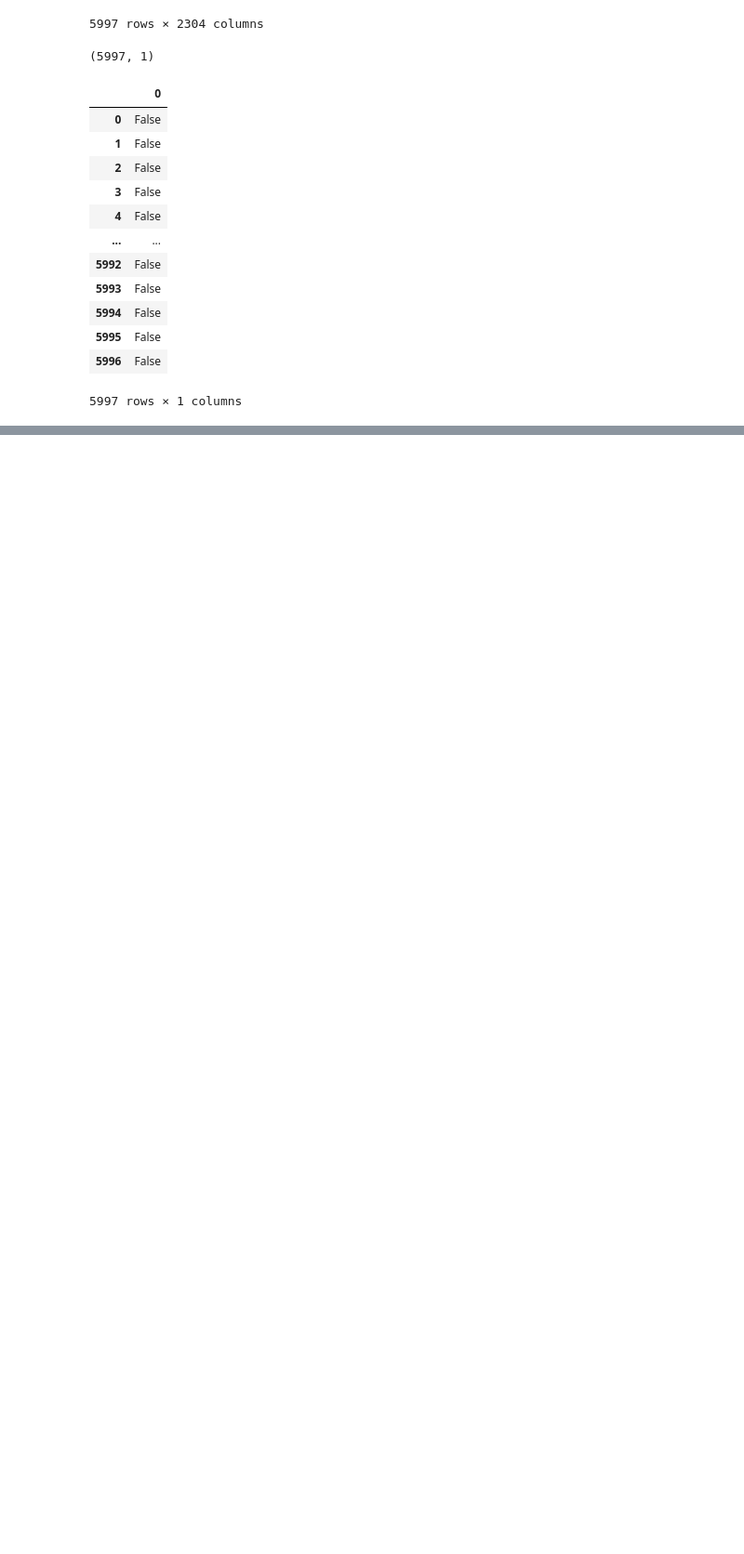
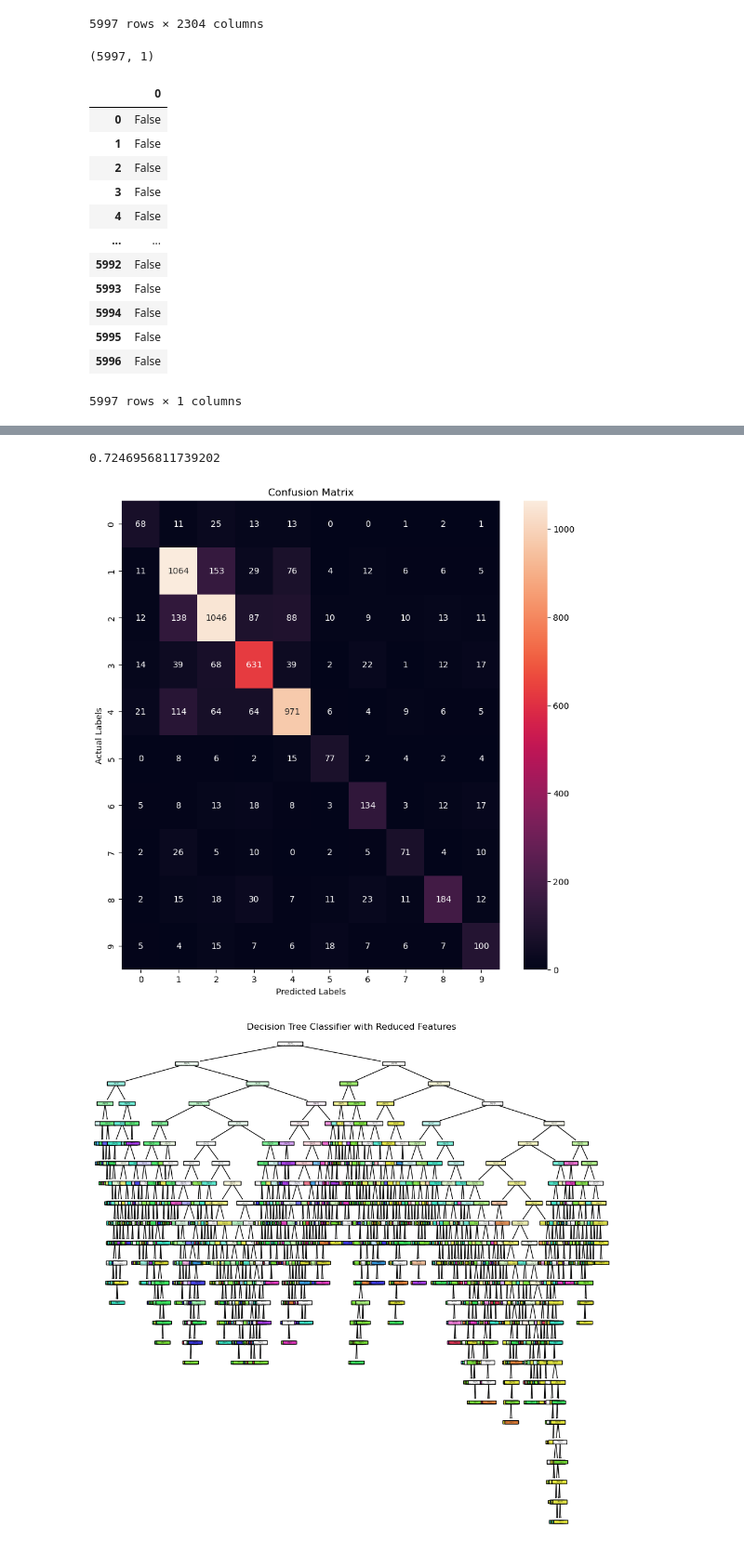
Before and after one commit to Suhail270/DMML_Part3, a Jupyter notebook: newDatasets.ipynb, the cells around one changed output, grey strips where cells are left out. Shown: that part at 93% size. Saved outputs shown, nothing was run; the diff lists cells and outputs as text; code cells hidden in the pictures; blank space fills up the shorter version.

Commit message:
visualisations

```diff
--- a/newDatasets.ipynb
+++ b/newDatasets.ipynb
@@ -592,0 +610,2 @@ yt.isnull()
+# %%
+X,y,Xt,yt = makeSplit(30,x_train,y_train,x_test,y_test)
@@ -592,0 +654,39 @@ yt.isnull()
+# %%
+model = DecisionTreeClassifier()
+# %%
+from sklearn.metrics import confusion_matrix,accuracy_score
+import seaborn as sns
+
+def visualise(model,xdata,ydata,xtest,ytest,heatMap=False,treePlot=False):
+    # fit dataset on model
+    model.fit(xdata, ydata)
+
+    # get predicted labels
+    y_pred = model.predict(xtest)
+    accuracy = accuracy_score(ytest,y_pred)
+    print(accuracy)
+    labels = list(np.unique(np.array(ydata)))
+    # If heatMap is to be plotted
+    if(heatMap==True):
+        conf_matrix = confusion_matrix(ytest, y_pred)
+
+        # Plot the confusion matrix heatmap
+        plt.figure(figsize=(10, 10))
+        sns.heatmap(conf_matrix, annot=True, fmt="d", xticklabels=labels, yticklabels=labels)
+        plt.title("Confusion Matrix")
+        plt.xlabel("Predicted Labels")
+        plt.ylabel("Actual Labels")
+        plt.show()
+
+    if (treePlot==True):
+        # print("len-",len(list(xdata.columns)))
+        plt.figure(figsize=(12, 12))
+        plot_tree(model, filled=True, feature_names=list(xdata.columns), class_names=[str(i) for i in labels], rounded=True)
+        plt.title("Decision Tree Classifier with Reduced Features")
+        plt.show()
+# %%
+visualise(model,X,y,Xt,yt,treePlot=True,heatMap=True)
+# %% [output]
+0.7246956811739202
+[figure, added]
+[figure, added]
```
Also changed, not shown: parts of 12 cells of this notebook.
